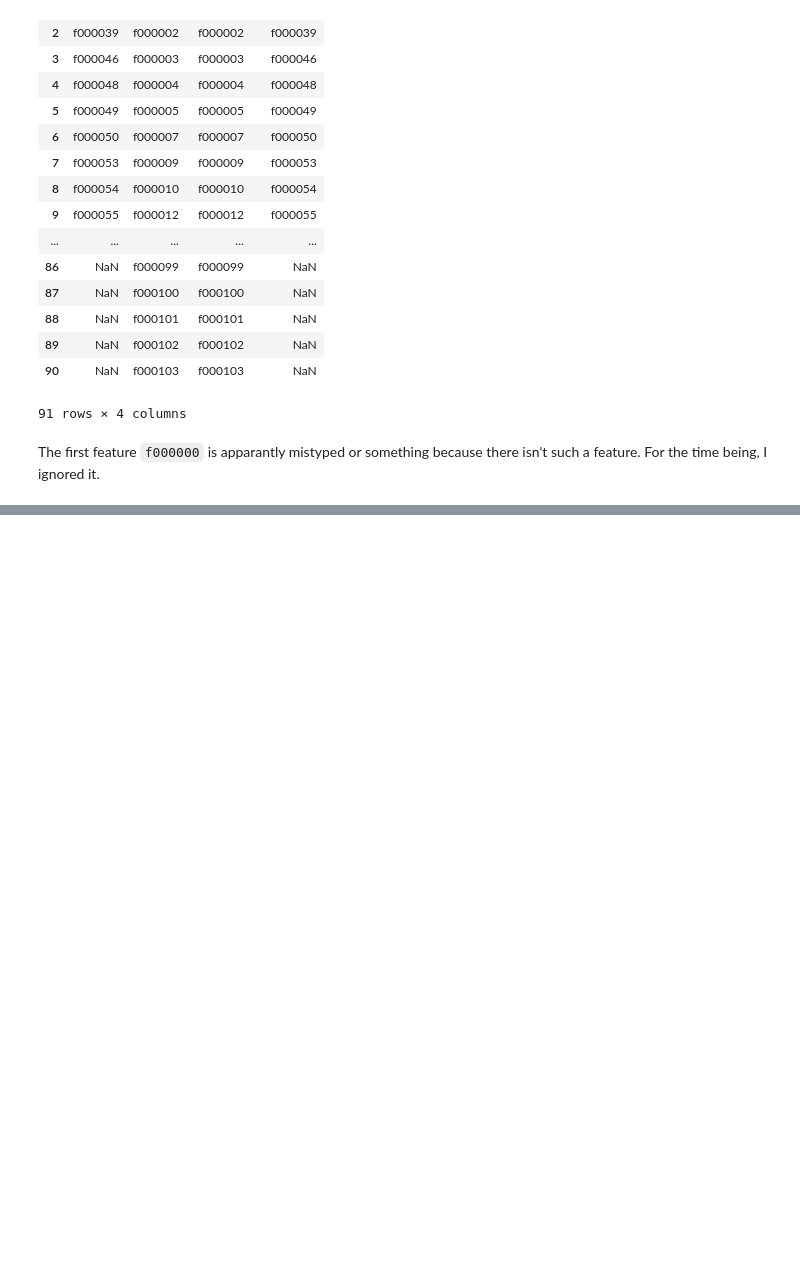
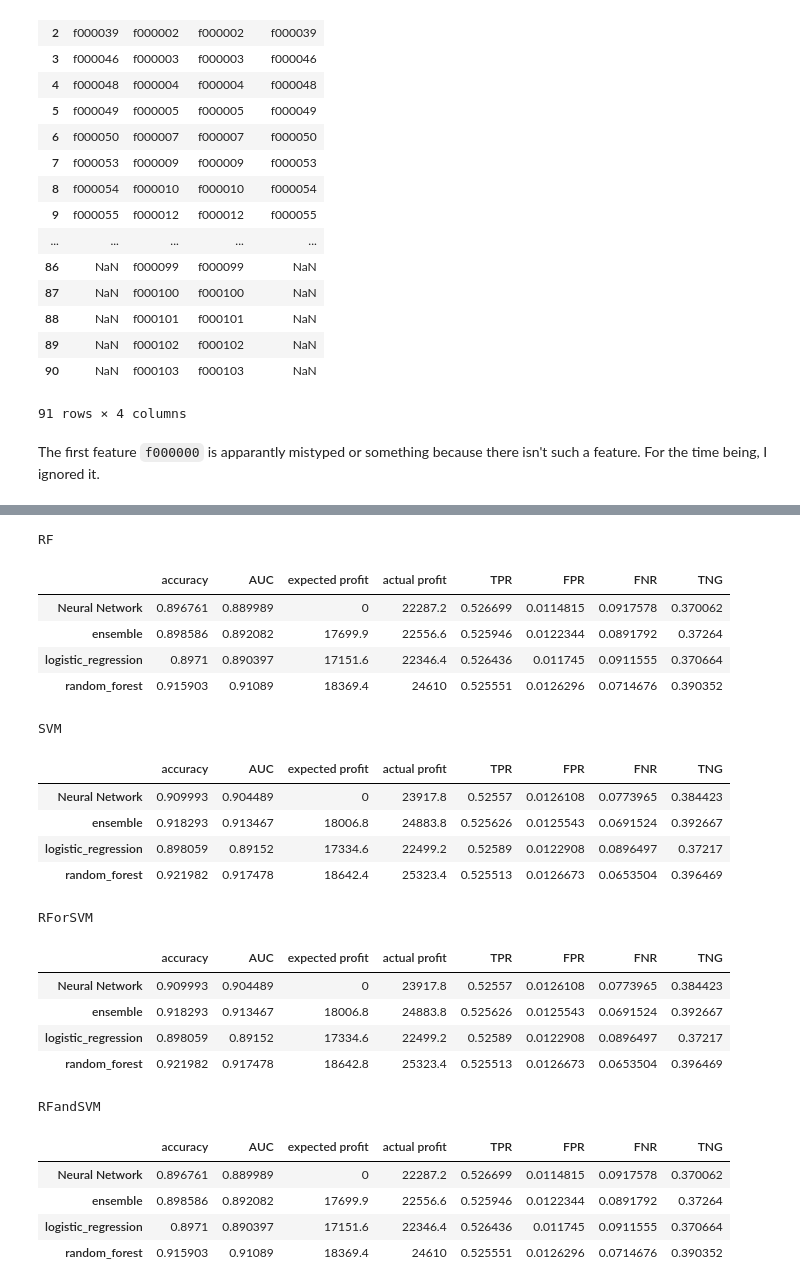
Before and after one commit to kareemjeiroudi/pattern_class_project, a Jupyter notebook: Phase02/Speech-Classifier-02.ipynb, the cells around one changed output, grey strips where cells are left out. Saved outputs shown, nothing was run; the diff lists cells and outputs as text; code cells hidden in the pictures; blank space fills up the shorter version.

```diff
--- a/Phase02/Speech-Classifier-02.ipynb
+++ b/Phase02/Speech-Classifier-02.ipynb
@@ -185,0 +179,40 @@ sml.plot.correlate()
+# %%
+def highlight_max(s):
+    '''highlight the maximum in a Series lightgreen.'''
+    is_max = s == s.max()
+    return ['background-color: lightgreen' if v else '' for v in is_max]
+def highlight_min(s):
+    '''highlight the maximum in a Series lightred.'''
+    is_min = s == s.min()
+    return ['background-color: lightred' if v else '' for v in is_min]
+# %%
+from IPython.display import display
+for i in range(len(tables)):
+    df = pd.DataFrame.from_dict(tables[i], orient='index')
+    df.to_csv("../SpeechClassifier/metrics-{}.csv".format(list(features.columns.values)[i]), sep=',', encoding='utf-8')
+    display(df.style.apply(highlight_max).set_caption(list(features.columns.values)[i]))
+# %% [output]
+RF
+|  | accuracy | AUC | expected profit | actual profit | TPR | FPR | FNR | TNG |
+| Neural Network | 0.896761 | 0.889989 | 0 | 22287.2 | 0.526699 | 0.0114815 | 0.0917578 | 0.370062 |
+| ensemble | 0.898586 | 0.892082 | 17699.9 | 22556.6 | 0.525946 | 0.0122344 | 0.0891792 | 0.37264 |
+| logistic_regression | 0.8971 | 0.890397 | 17151.6 | 22346.4 | 0.526436 | 0.011745 | 0.0911555 | 0.370664 |
+| random_forest | 0.915903 | 0.91089 | 18369.4 | 24610 | 0.525551 | 0.0126296 | 0.0714676 | 0.390352 |
+SVM
+|  | accuracy | AUC | expected profit | actual profit | TPR | FPR | FNR | TNG |
+| Neural Network | 0.909993 | 0.904489 | 0 | 23917.8 | 0.52557 | 0.0126108 | 0.0773965 | 0.384423 |
+| ensemble | 0.918293 | 0.913467 | 18006.8 | 24883.8 | 0.525626 | 0.0125543 | 0.0691524 | 0.392667 |
+| logistic_regression | 0.898059 | 0.89152 | 17334.6 | 22499.2 | 0.52589 | 0.0122908 | 0.0896497 | 0.37217 |
+| random_forest | 0.921982 | 0.917478 | 18642.4 | 25323.4 | 0.525513 | 0.0126673 | 0.0653504 | 0.396469 |
+RForSVM
+|  | accuracy | AUC | expected profit | actual profit | TPR | FPR | FNR | TNG |
+| Neural Network | 0.909993 | 0.904489 | 0 | 23917.8 | 0.52557 | 0.0126108 | 0.0773965 | 0.384423 |
+| ensemble | 0.918293 | 0.913467 | 18006.8 | 24883.8 | 0.525626 | 0.0125543 | 0.0691524 | 0.392667 |
+| logistic_regression | 0.898059 | 0.89152 | 17334.6 | 22499.2 | 0.52589 | 0.0122908 | 0.0896497 | 0.37217 |
+| random_forest | 0.921982 | 0.917478 | 18642.8 | 25323.4 | 0.525513 | 0.0126673 | 0.0653504 | 0.396469 |
+RFandSVM
+|  | accuracy | AUC | expected profit | actual profit | TPR | FPR | FNR | TNG |
+| Neural Network | 0.896761 | 0.889989 | 0 | 22287.2 | 0.526699 | 0.0114815 | 0.0917578 | 0.370062 |
+| ensemble | 0.898586 | 0.892082 | 17699.9 | 22556.6 | 0.525946 | 0.0122344 | 0.0891792 | 0.37264 |
+| logistic_regression | 0.8971 | 0.890397 | 17151.6 | 22346.4 | 0.526436 | 0.011745 | 0.0911555 | 0.370664 |
+| random_forest | 0.915903 | 0.91089 | 18369.4 | 24610 | 0.525551 | 0.0126296 | 0.0714676 | 0.390352 |
```
Also changed, not shown: parts of 24 cells of this notebook, 9 other files.
